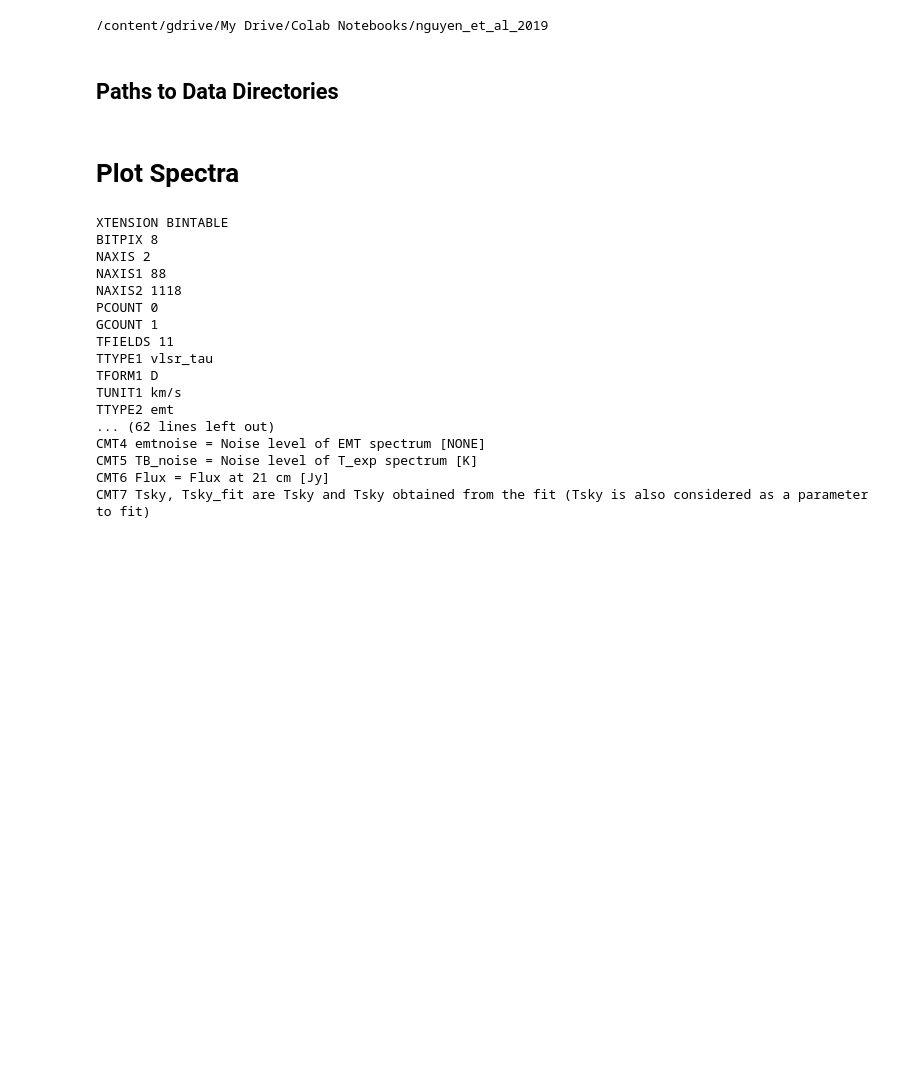
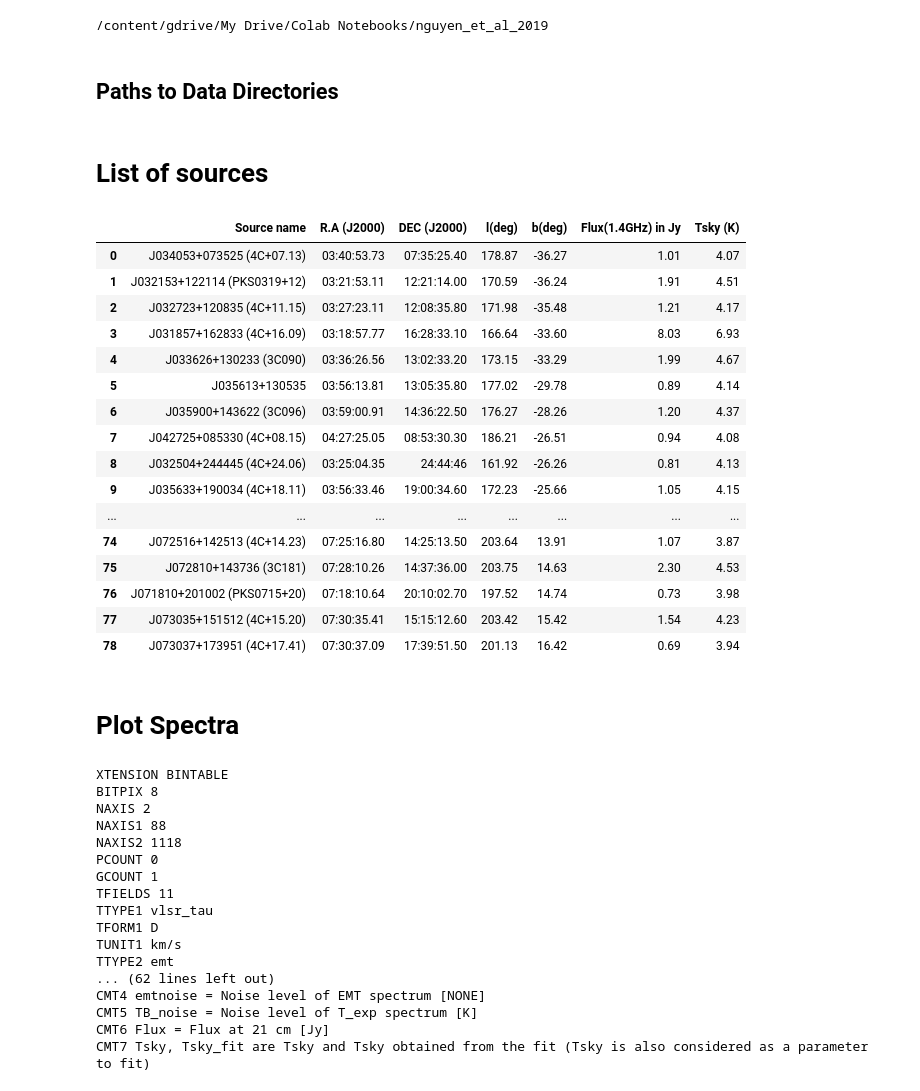
Before and after one commit to nv-hiep/nguyen_et_al_2019, a Jupyter notebook: HI_decomposition_nguyen_et_al_2019.ipynb, the cells around one changed output. Drawn from its saved outputs; the diff is of its cells as text; code cells hidden in the pictures; blank space fills up the shorter version.

```diff
--- a/HI_decomposition_nguyen_et_al_2019.ipynb
+++ b/HI_decomposition_nguyen_et_al_2019.ipynb
@@ -113,6 +114,31 @@ FITTED_PARAMS_PATH = os.path.join( PROJECT_PATH, 'fitted_parameters' )
 
 CNM_params  = os.path.join( FITTED_PARAMS_PATH, 'CNM_fitted_parameters', 'CNM_Gaussian_parameters.fits' )
 WNM_params  = os.path.join( FITTED_PARAMS_PATH, 'WNM_fitted_parameters', 'WNM_Gaussian_parameters.fits' )
+# %% [markdown]
+# List of sources
+# %%
+df = pd.read_csv(os.path.join( PROJECT_PATH, 'Source_list.csv' ))
+pd.set_option('display.max_rows', df.shape[0]+1)
+# %%
+df
+# %% [output]
+|  | Source name | R.A (J2000) | DEC (J2000) | l(deg) | b(deg) | Flux(1.4GHz) in Jy | Tsky (K) |
+| 0 | J034053+073525 (4C+07.13) | 03:40:53.73 | 07:35:25.40 | 178.87 | -36.27 | 1.01 | 4.07 |
+| 1 | J032153+122114 (PKS0319+12) | 03:21:53.11 | 12:21:14.00 | 170.59 | -36.24 | 1.91 | 4.51 |
+| 2 | J032723+120835 (4C+11.15) | 03:27:23.11 | 12:08:35.80 | 171.98 | -35.48 | 1.21 | 4.17 |
+| 3 | J031857+162833 (4C+16.09) | 03:18:57.77 | 16:28:33.10 | 166.64 | -33.60 | 8.03 | 6.93 |
+| 4 | J033626+130233 (3C090) | 03:36:26.56 | 13:02:33.20 | 173.15 | -33.29 | 1.99 | 4.67 |
+| 5 | J035613+130535 | 03:56:13.81 | 13:05:35.80 | 177.02 | -29.78 | 0.89 | 4.14 |
+| 6 | J035900+143622 (3C096) | 03:59:00.91 | 14:36:22.50 | 176.27 | -28.26 | 1.20 | 4.37 |
+| 7 | J042725+085330 (4C+08.15) | 04:27:25.05 | 08:53:30.30 | 186.21 | -26.51 | 0.94 | 4.08 |
+| 8 | J032504+244445 (4C+24.06) | 03:25:04.35 | 24:44:46 | 161.92 | -26.26 | 0.81 | 4.13 |
+| 9 | J035633+190034 (4C+18.11) | 03:56:33.46 | 19:00:34.60 | 172.23 | -25.66 | 1.05 | 4.15 |
+| ... | ... | ... | ... | ... | ... | ... | ... |
+| 74 | J072516+142513 (4C+14.23) | 07:25:16.80 | 14:25:13.50 | 203.64 | 13.91 | 1.07 | 3.87 |
+| 75 | J072810+143736 (3C181) | 07:28:10.26 | 14:37:36.00 | 203.75 | 14.63 | 2.30 | 4.53 |
+| 76 | J071810+201002 (PKS0715+20) | 07:18:10.64 | 20:10:02.70 | 197.52 | 14.74 | 0.73 | 3.98 |
+| 77 | J073035+151512 (4C+15.20) | 07:30:35.41 | 15:15:12.60 | 203.42 | 15.42 | 1.54 | 4.23 |
+| 78 | J073037+173951 (4C+17.41) | 07:30:37.09 | 17:39:51.50 | 201.13 | 16.42 | 0.69 | 3.94 |
 # %% [markdown]
 # Plot Spectra
 # %%
```
Also changed, not shown: parts of 3 cells of this notebook.
